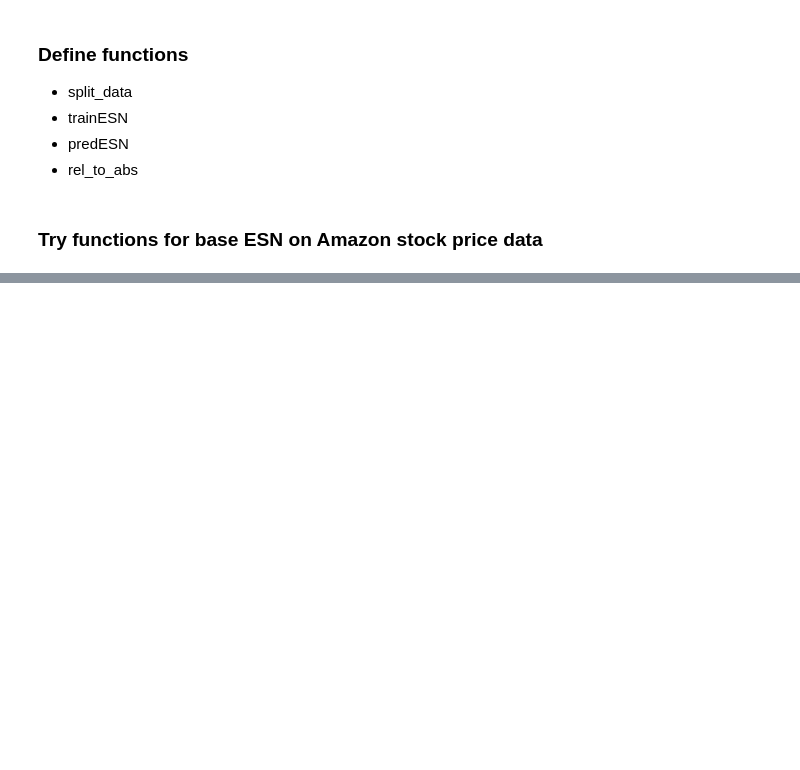
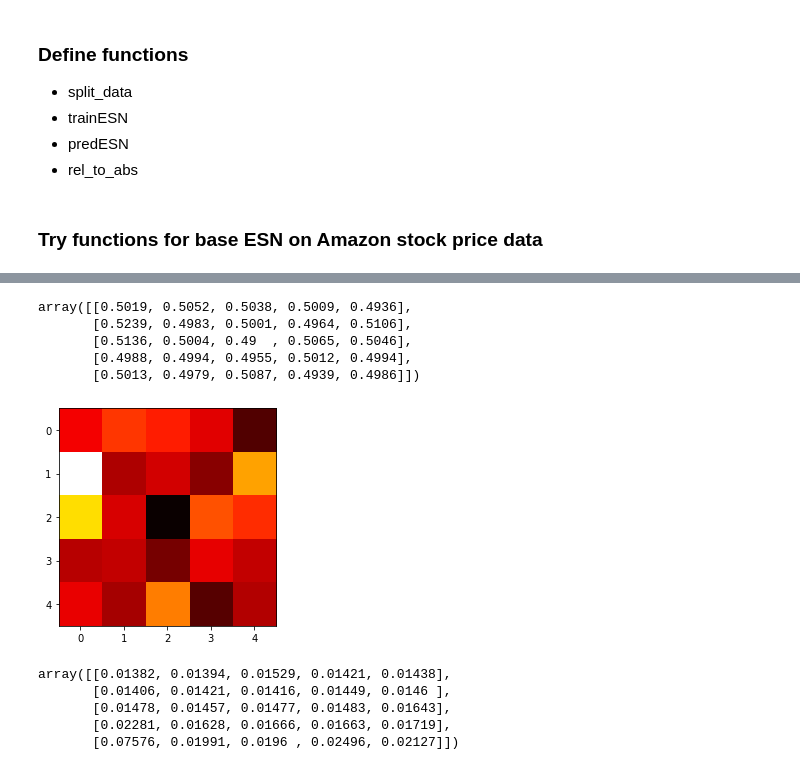
Before and after one commit to MarcoLandtHayen/EchoStateNetworks, a Jupyter notebook: notebooks/ESN_exp01.ipynb, the cells around one changed output, grey strips where cells are left out. Drawn from its saved outputs; the diff is of its cells as text; code cells hidden in the pictures; blank space fills up the shorter version.

```diff
--- a/notebooks/ESN_exp01.ipynb
+++ b/notebooks/ESN_exp01.ipynb
@@ -842,0 +439,11 @@ mae_free:  [30.5 42.2 13.3 30.9 25.2 31.8 41.4 17.7 37.2 23.1 47.2 57.1 40.3 43.
+# %%
+# Define grid for n_res and input_length.
+n_res_grid = [50, 100, 200, 500, 1000]
+input_length_grid = [10, 50, 100, 200, 300]
+
+# Set number of runs for each parameter selection.
+n_runs = 10
+
+# Initialize arrays for storing accuracy and mae for each run for each parameter selection.
+grid_accuracy = np.zeros((len(n_res_grid), len(input_length_grid), n_runs))
+grid_mae = np.zeros((len(n_res_grid), len(input_length_grid), n_runs))
@@ -842,0 +506,25 @@ mae_free:  [30.5 42.2 13.3 30.9 25.2 31.8 41.4 17.7 37.2 23.1 47.2 57.1 40.3 43.
+# %%
+# Get mean accuracy and mae for grid over all runs:
+mean_grid_accuracy = np.mean(grid_accuracy, axis=-1)
+mean_grid_mae = np.mean(grid_mae, axis=-1)
+# %%
+mean_grid_accuracy
+# %% [output]
+array([[0.5019, 0.5052, 0.5038, 0.5009, 0.4936],
+       [0.5239, 0.4983, 0.5001, 0.4964, 0.5106],
+       [0.5136, 0.5004, 0.49  , 0.5065, 0.5046],
+       [0.4988, 0.4994, 0.4955, 0.5012, 0.4994],
+       [0.5013, 0.4979, 0.5087, 0.4939, 0.4986]])
+# %%
+plt.imshow(mean_grid_accuracy, cmap='hot', interpolation='nearest')
+plt.show()
+# %% [output]
+[figure, added]
+# %%
+mean_grid_mae
+# %% [output]
+array([[0.01382, 0.01394, 0.01529, 0.01421, 0.01438],
+       [0.01406, 0.01421, 0.01416, 0.01449, 0.0146 ],
+       [0.01478, 0.01457, 0.01477, 0.01483, 0.01643],
+       [0.02281, 0.01628, 0.01666, 0.01663, 0.01719],
+       [0.07576, 0.01991, 0.0196 , 0.02496, 0.02127]])
```
Also changed, not shown: parts of 22 cells of this notebook.
